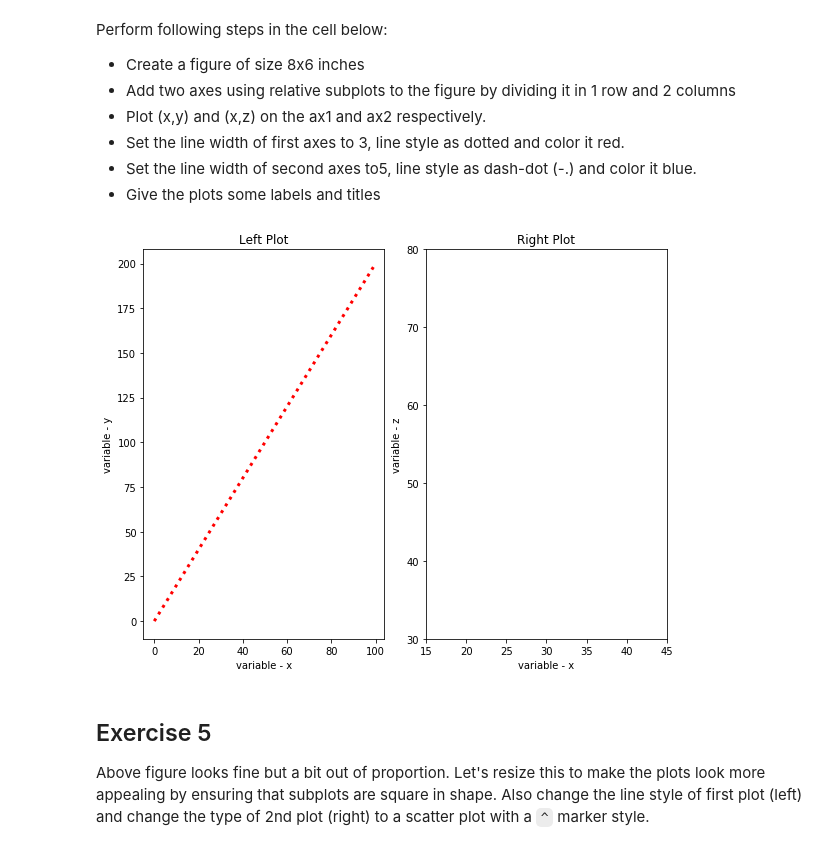
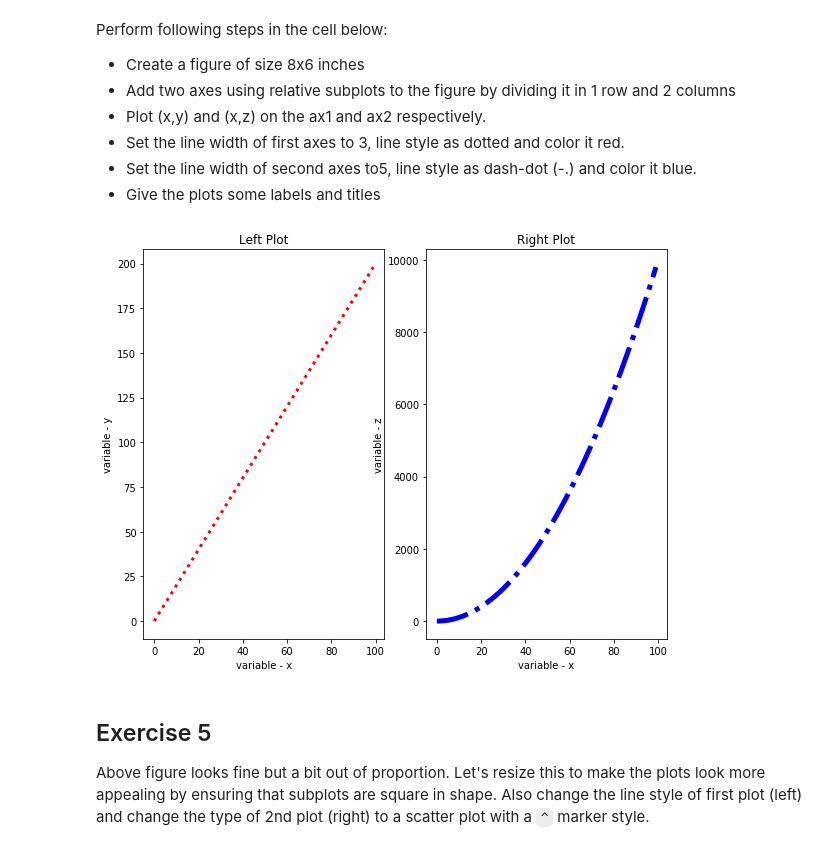
Before and after one commit to as6140/dsc-1-03-13-customizing-visualizations-with-matplotlib-lab-seattle-ds-career-040119, a Jupyter notebook: index.ipynb, the cells around one changed output. Drawn from its saved outputs; the diff is of its cells as text; code cells hidden in the pictures.

```diff
--- a/index.ipynb
+++ b/index.ipynb
@@ -150,24 +150,22 @@ Perform following steps in the cell below:
 # %%
 fig = plt.figure(figsize=(8,6))
 ax1 = fig.add_subplot(121)
 ax2 = fig.add_subplot(122)
 
 fig.tight_layout()
 ax1.plot(x,y, color = 'red', linewidth=3, linestyle =':')
 ax1.set_xlabel('variable - x')
 ax1.set_ylabel('variable - y')
 ax1.set_title('Left Plot')
 
 ax2.plot(x,z, color = 'blue', linewidth=5, linestyle ='-.')
 ax2.set_xlabel('variable - x')
 ax2.set_ylabel('variable - z')
 ax2.set_title('Right Plot')
-ax2.set_xlim(15,45)
-ax2.set_ylim(30,80)
 
 plt.show()
 # %% [output]
-[figure, old version]
+[figure, new version]
 # %% [markdown]
 ## Exercise 5
 
```
Also changed, not shown: parts of 2 cells of this notebook.
